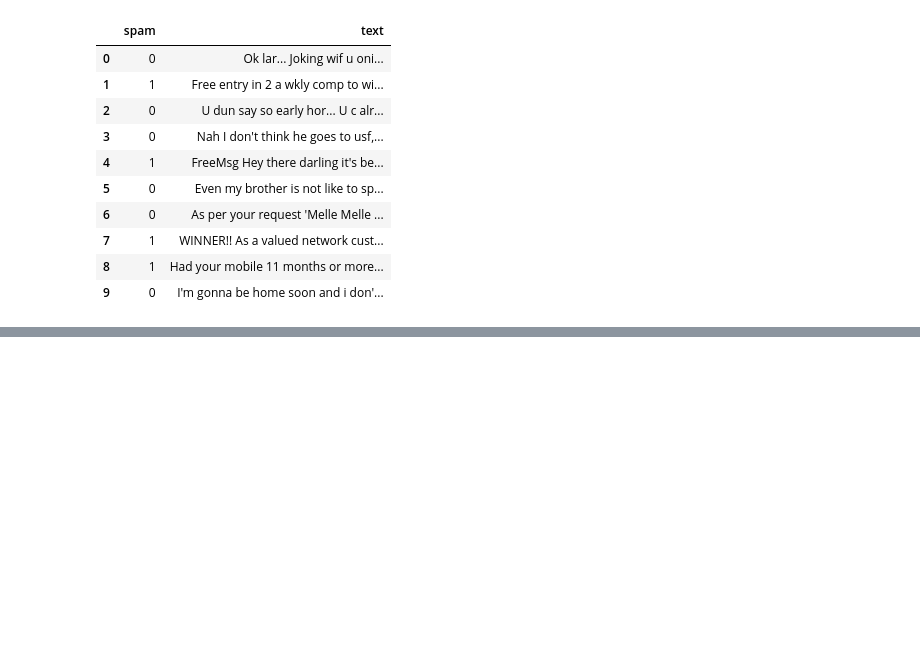
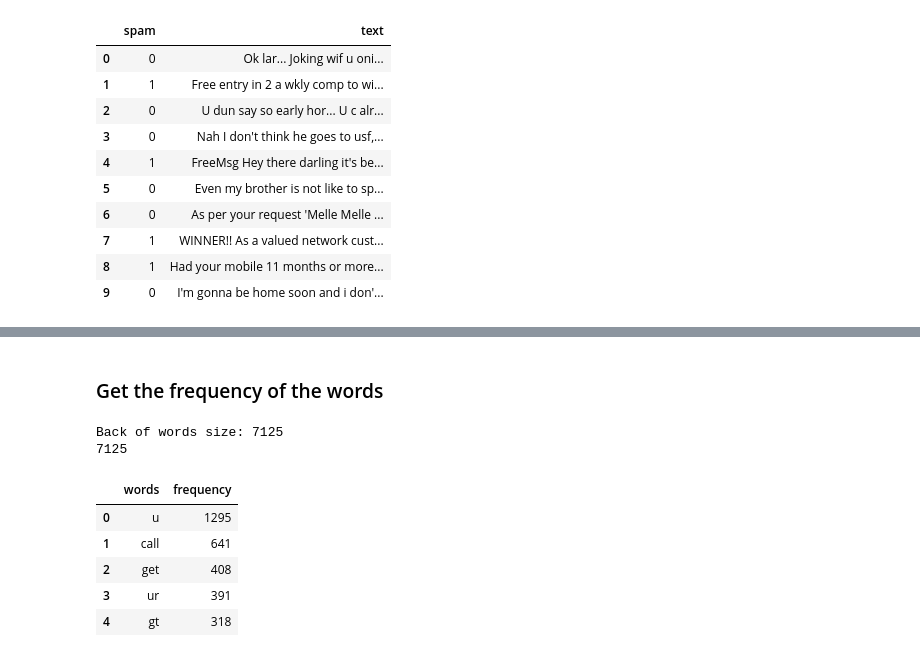
Before and after one commit to alaurentinoofficial/sms-spam-detection, a Jupyter notebook: Model.ipynb, the cells around one changed output, grey strips where cells are left out. Cells and saved outputs as stored; diff of their text form; code cells hidden in the pictures; blank space fills up the shorter version.

```diff
--- a/Model.ipynb
+++ b/Model.ipynb
@@ -23,0 +145,24 @@ Size of the dataset: 5571
+# %%
+all_words = " ".join(list(dataset.text))
+
+text = normalize(clean(all_words))
+print("> Normalized!")
+
+tokens = tokenizer(text)
+print("> Tokenized!")
+
+tokens = remove_stopwords(tokens)
+print("> Removed the stop words!")
+
+# tokens = stem(tokens)
+tokens = lem(tokens)
+print("> Merged the term to the root form!")
+
+# tokens = filter_tokens(tokens)
+# print("> Filtred by tags witch get more meaning!")
+
+tokens = transform_numbers(tokens)
+print("> Transformed the numbers")
+
+print("\nColection [:100]:\n")
+print(tokens[:100])
@@ -23,0 +179,30 @@ Size of the dataset: 5571
+# %% [markdown]
+### Get the frequency of the words
+# %%
+import nltk
+
+frequency = nltk.FreqDist(tokens)
+
+# Create the bag of words dataframe
+bag_of_words = pd.DataFrame({"words": list(frequency.keys()), "frequency": list(frequency.values())})
+
+# Order by the Frequency
+bag_of_words.sort_values(by="frequency", ascending=False, inplace=True)
+bag_of_words.reset_index(drop=True, inplace=True)
+
+# Save the bag of words
+bag_of_words.to_csv('./dataset/bag-of-words.csv', index=True)
+
+print(f"Back of words size: {bag_of_words.shape[0]}")
+
+print(bag_of_words.shape[0])
+bag_of_words.head(5)
+# %% [output]
+Back of words size: 7125
+7125
+|  | words | frequency |
+| 0 | u | 1295 |
+| 1 | call | 641 |
+| 2 | get | 408 |
+| 3 | ur | 391 |
+| 4 | gt | 318 |
```
Also changed, not shown: parts of 22 cells of this notebook, 1 other file.
